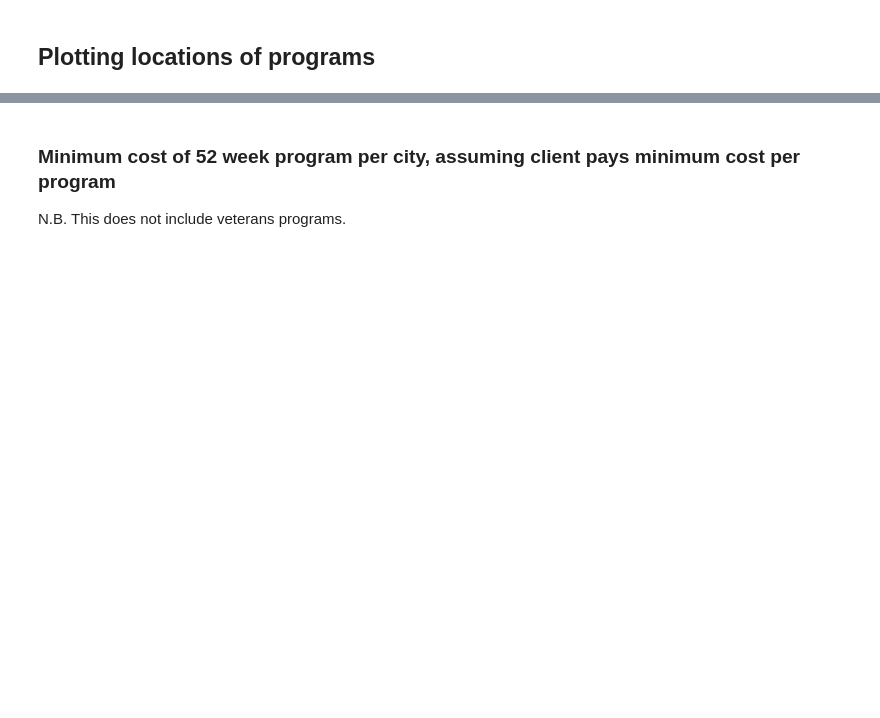
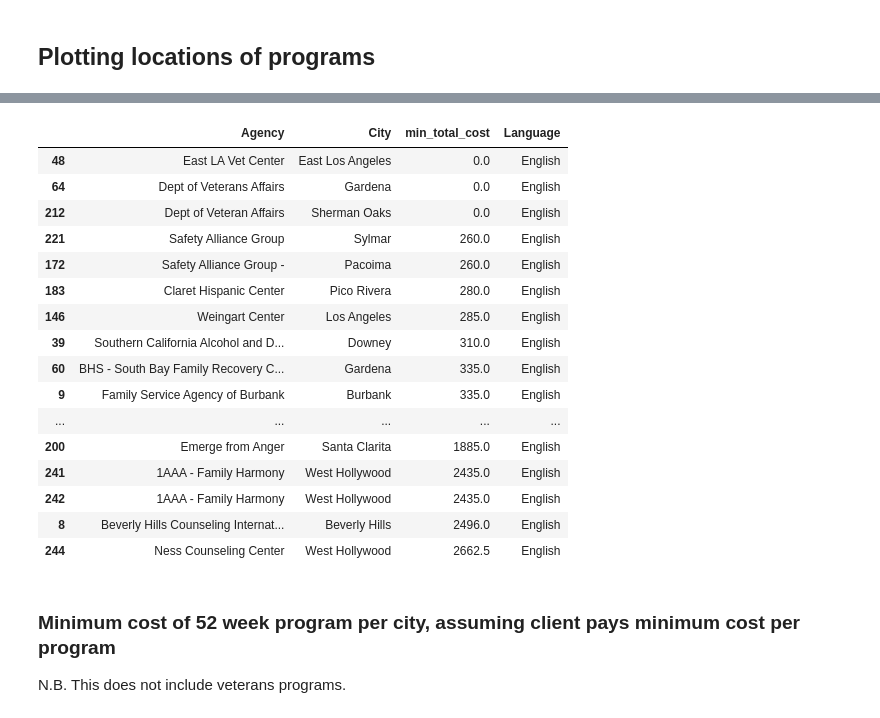
Before and after one commit to anzelpwj/DV_program_analysis, a Jupyter notebook: DV_program_analysis.ipynb, the cells around one changed output, grey strips where cells are left out. Cells and saved outputs as stored; diff of their text form; code cells hidden in the pictures; blank space fills up the shorter version.

```diff
--- a/DV_program_analysis.ipynb
+++ b/DV_program_analysis.ipynb
@@ -9,6 +9,7 @@ import ipywidgets as widgets
 
 import smopy
 
+pd.options.display.max_rows = 260
 %matplotlib inline
 # %%
 ls
@@ -63,3 +100,23 @@ longMax = -117.6 # data['Long'].max() ~-117.7
+# %%
+display_sorted_cost_by_lang("English")
+# %% [output]
+|  | Agency | City | min_total_cost | Language |
+| 48 | East LA Vet Center | East Los Angeles | 0.0 | English |
+| 64 | Dept of Veterans Affairs | Gardena | 0.0 | English |
+| 212 | Dept of Veteran Affairs | Sherman Oaks | 0.0 | English |
+| 221 | Safety Alliance Group | Sylmar | 260.0 | English |
+| 172 | Safety Alliance Group - | Pacoima | 260.0 | English |
+| 183 | Claret Hispanic Center | Pico Rivera | 280.0 | English |
+| 146 | Weingart Center | Los Angeles | 285.0 | English |
+| 39 | Southern California Alcohol and D... | Downey | 310.0 | English |
+| 60 | BHS - South Bay Family Recovery C... | Gardena | 335.0 | English |
+| 9 | Family Service Agency of Burbank | Burbank | 335.0 | English |
+| ... | ... | ... | ... | ... |
+| 200 | Emerge from Anger | Santa Clarita | 1885.0 | English |
+| 241 | 1AAA - Family Harmony | West Hollywood | 2435.0 | English |
+| 242 | 1AAA - Family Harmony | West Hollywood | 2435.0 | English |
+| 8 | Beverly Hills Counseling Internat... | Beverly Hills | 2496.0 | English |
+| 244 | Ness Counseling Center | West Hollywood | 2662.5 | English |
 # %% [markdown]
 ### Minimum cost of 52 week program per city, assuming client pays minimum cost per program
 
```
Also changed, not shown: parts of 30 cells of this notebook.
